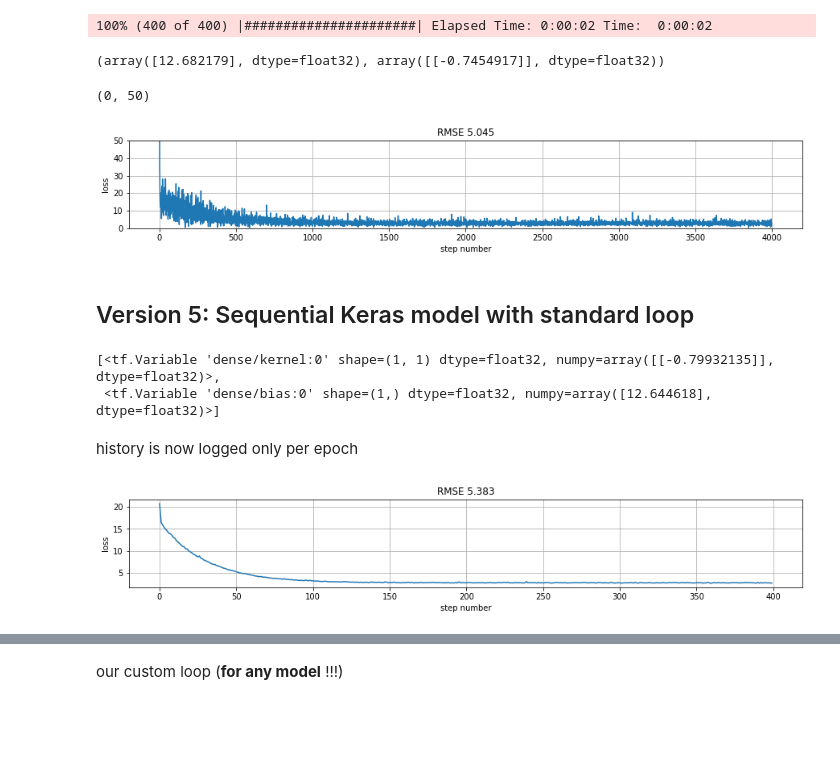
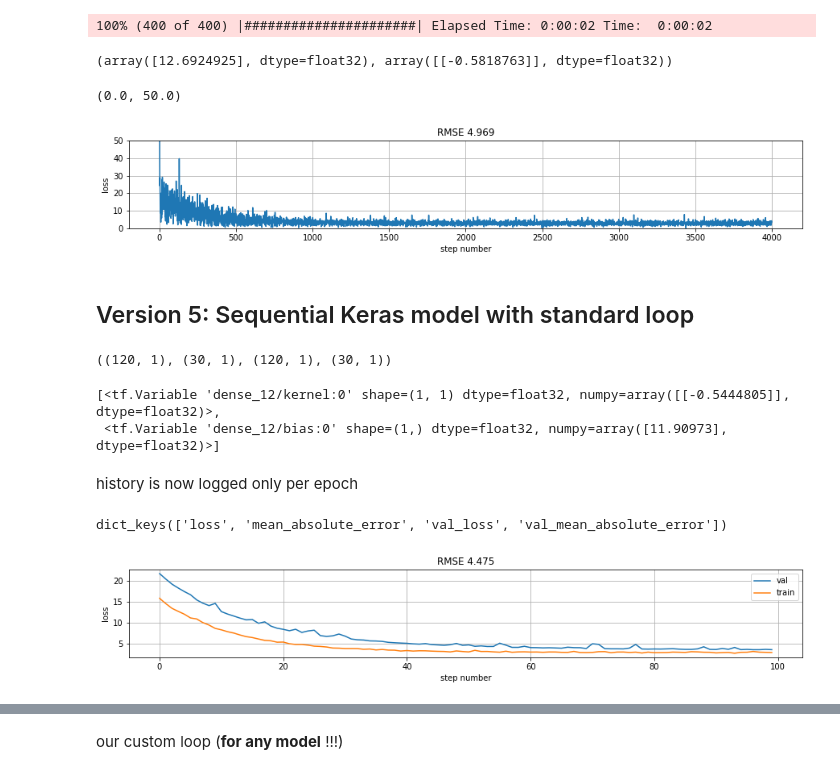
Before and after one commit to rramosp/2021.deeplearning, a Jupyter notebook: content/U3.02 - TF for symbolic computing.ipynb, the cells around one changed output, grey strips where cells are left out. Cells and saved outputs as stored; diff of their text form; code cells hidden in the pictures; blank space fills up the shorter version.

```diff
--- a/content/U3.02 - TF for symbolic computing.ipynb
+++ b/content/U3.02 - TF for symbolic computing.ipynb
@@ -365,47 +370,69 @@ lr.fit(X, y, epochs=400, batch_size=16)
 # %% [output]
 100% (400 of 400) |######################| Elapsed Time: 0:00:02 Time:  0:00:02
 # %%
-lr.b.numpy(), lr.w.numpy()
+model.b.numpy(), model.w.numpy()
 # %% [output]
-(array([12.682179], dtype=float32), array([[-0.7454917]], dtype=float32))
+(array([12.6924925], dtype=float32), array([[-0.5818763]], dtype=float32))
 # %%
-predictions = lr(X)
+predictions = model(X)
 
 rmse = tf.reduce_mean((predictions-y)**2).numpy()
 plt.figure(figsize=(15,2));
-plt.plot(lr.h[:,-1]); plt.xlabel("step number"); plt.ylabel("loss"); plt.grid();
+plt.plot(model.h[:,-1]); plt.xlabel("step number"); plt.ylabel("loss"); plt.grid();
 plt.title("RMSE %.3f"%rmse);
 plt.ylim(0,50)
 # %% [output]
-(0, 50)
+(0.0, 50.0)
-[figure, old version]
+[figure, new version]
 # %% [markdown]
 ## Version 5: Sequential Keras model with standard loop
 # %%
 from tensorflow.keras import Sequential
 from tensorflow.keras.layers import Dense
 
-def get_model():
+def get_model5():
     model = Sequential()
     model.add(Dense(1, input_shape=(X.shape[-1],), activation="linear"))
     model.compile(optimizer=tf.keras.optimizers.SGD(learning_rate=0.01),
+                  metrics=["mean_absolute_error"],
                   loss="mse")
+# equivalent forms for loss
+#                  loss = lambda y_true, y_pred: tf.reduce_mean((y_true-y_pred)**2))
+#                  loss="mean_squared_error")
+#                  loss=tf.keras.metrics.mean_squared_error)
     return model
-# %%
-model = get_model()
-model.fit(X,y, epochs=400, batch_size=16, verbose=0)
-model.weights
-# %% [output]
-[<tf.Variable 'dense/kernel:0' shape=(1, 1) dtype=float32, numpy=array([[-0.79932135]], dtype=float32)>,
- <tf.Variable 'dense/bias:0' shape=(1,) dtype=float32, numpy=array([12.644618], dtype=float32)>]
+# %%
+from sklearn.model_selection import train_test_split
+X_train, X_val, y_train, y_val = train_test_split(X,y.reshape(-1,1), test_size=0.2)
+X_train.shape, X_val.shape, y_train.shape, y_val.shape
+# %% [output]
+((120, 1), (30, 1), (120, 1), (30, 1))
+# %%
+!rm -rf logs
+model = get_model5()
+
+tb_callback = tf.keras.callbacks.TensorBoard('./logs', update_freq=1)
+model.fit(X_train,y_train, epochs=100, batch_size=5, verbose=0,
+          callbacks=[tb_callback], validation_data=(X_val, y_val))
+
+model.weights
+# %% [output]
+[<tf.Variable 'dense_12/kernel:0' shape=(1, 1) dtype=float32, numpy=array([[-0.5444805]], dtype=float32)>,
+ <tf.Variable 'dense_12/bias:0' shape=(1,) dtype=float32, numpy=array([11.90973], dtype=float32)>]
 # %% [markdown]
 history is now logged only per epoch
+# %%
+model.history.history.keys()
+# %% [output]
+dict_keys(['loss', 'mean_absolute_error', 'val_loss', 'val_mean_absolute_error'])
 # %%
 predictions = model(X)
+rmse = np.mean((predictions-y)**2)
 
-rmse = tf.reduce_mean((predictions-y)**2).numpy()
 plt.figure(figsize=(15,2));
-plt.plot(model.history.history["loss"]); plt.xlabel("step number"); plt.ylabel("loss"); plt.grid();
-plt.title("RMSE %.3f"%rmse);
+plt.plot(model.history.history["val_loss"], label="val");
+plt.plot(model.history.history["loss"], label="train");
+plt.xlabel("step number"); plt.ylabel("loss"); plt.grid();
+plt.title("RMSE %.3f"%rmse); plt.legend();
 # %% [output]
-[figure, old version]
+[figure, new version]
```
Also changed, not shown: parts of 48 cells of this notebook.
